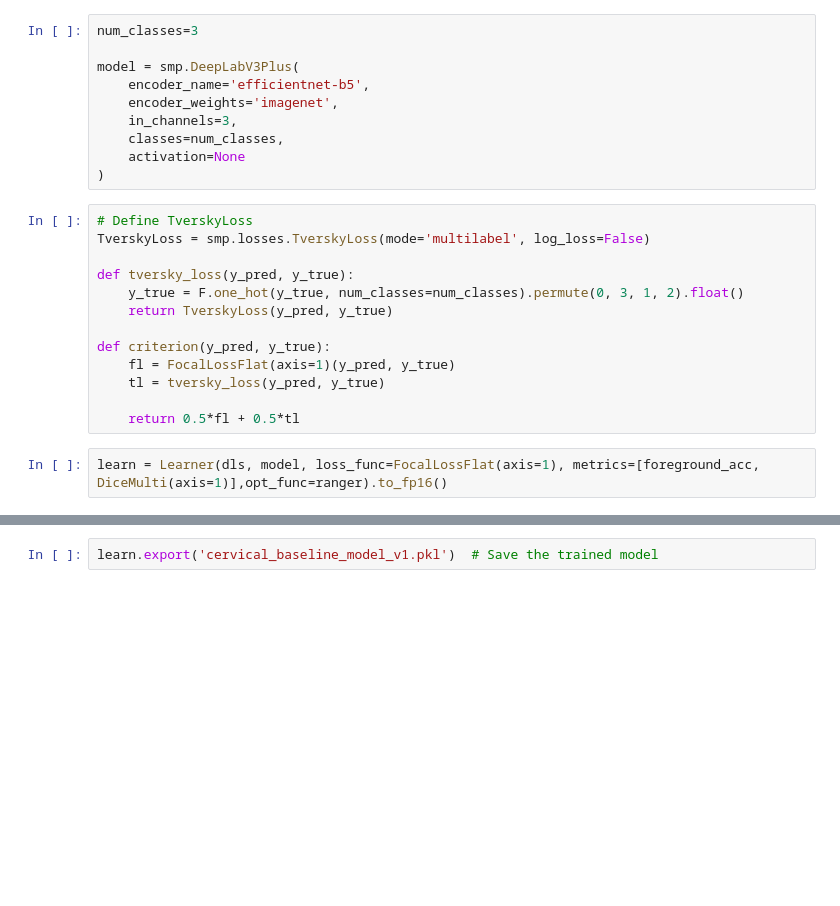
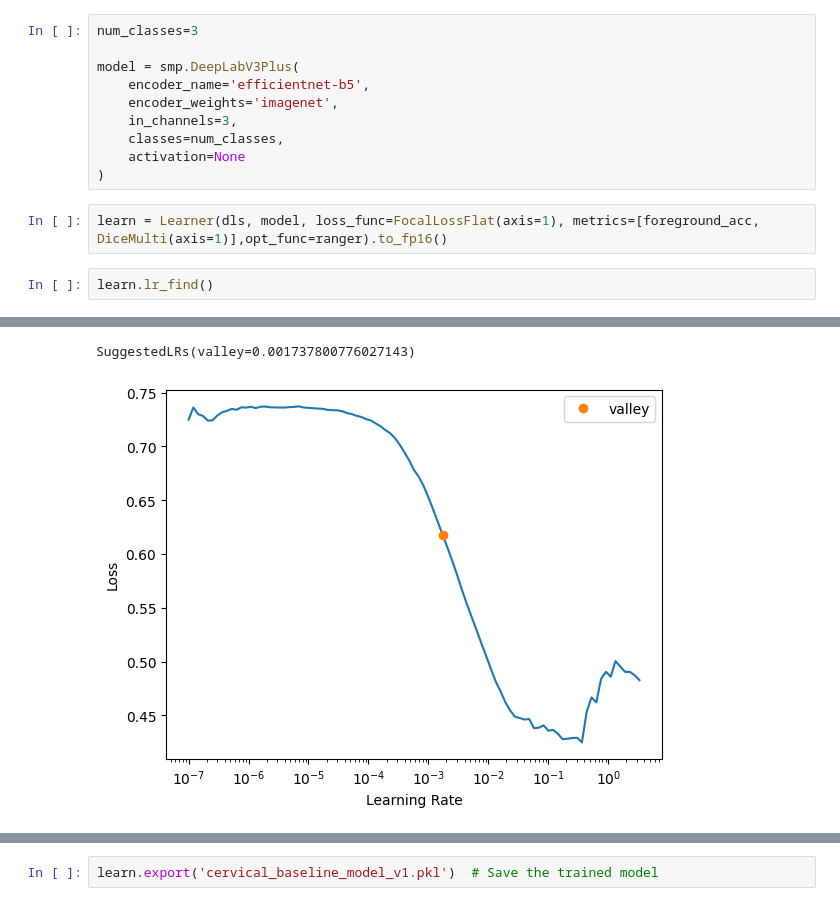
Before and after one commit to bilalcodehub/fetalai, a Jupyter notebook: 01_baseline_model.ipynb, the cells around one changed output, grey strips where cells are left out. Cells and saved outputs as stored; diff of their text form; blank space fills up the shorter version.

```diff
--- a/01_baseline_model.ipynb
+++ b/01_baseline_model.ipynb
@@ -82,18 +82,8 @@ model = smp.DeepLabV3Plus(
     classes=num_classes,
     activation=None
 )
-# %%
-# Define TverskyLoss
-TverskyLoss = smp.losses.TverskyLoss(mode='multilabel', log_loss=False)
-
-def tversky_loss(y_pred, y_true):
-    y_true = F.one_hot(y_true, num_classes=num_classes).permute(0, 3, 1, 2).float()
-    return TverskyLoss(y_pred, y_true)
-
-def criterion(y_pred, y_true):
-    fl = FocalLossFlat(axis=1)(y_pred, y_true)
-    tl = tversky_loss(y_pred, y_true)
-
-    return 0.5*fl + 0.5*tl
 # %%
 learn = Learner(dls, model, loss_func=FocalLossFlat(axis=1), metrics=[foreground_acc, DiceMulti(axis=1)],opt_func=ranger).to_fp16()
+# %%
+learn.lr_find()
+# %% [output]
@@ -100,3 +91,5 @@ learn = Learner(dls, model, loss_func=FocalLossFlat(axis=1), metrics=[foreground
+SuggestedLRs(valley=0.001737800776027143)
+[figure, added]
 # %%
 learn.fit_one_cycle(50, 1e-3)
 # %% [output]
```
Also changed, not shown: parts of 16 cells of this notebook.
